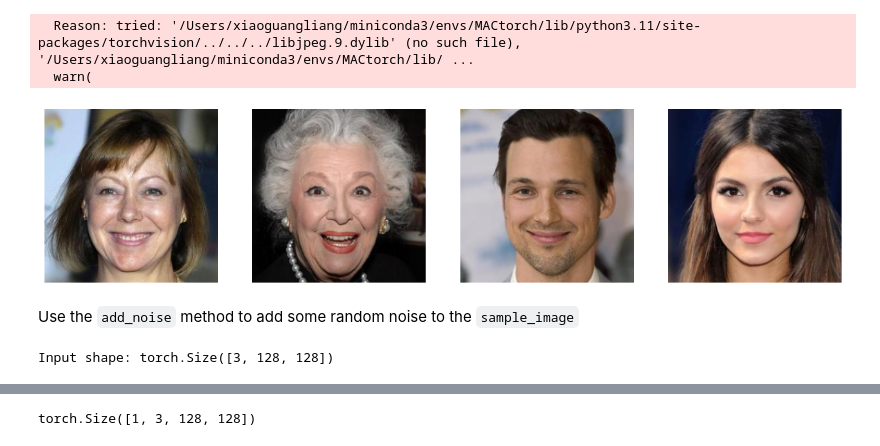
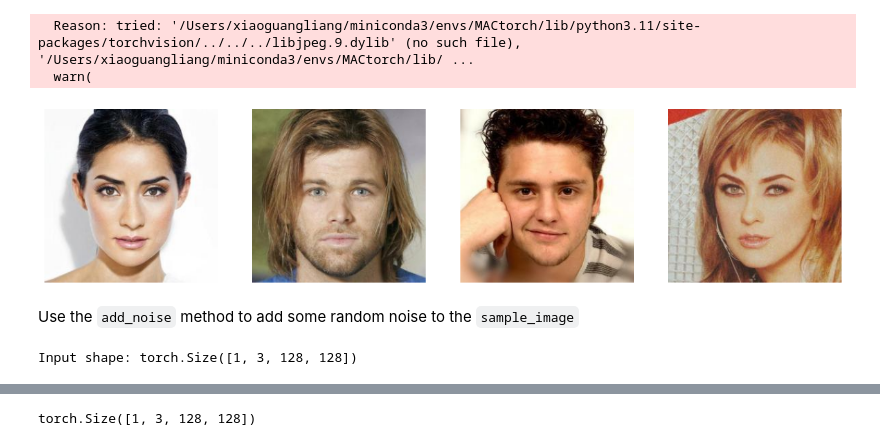
Before and after one commit to frankcholula/faice, a Jupyter notebook: codes/data_exploration/visualize_data.ipynb, the cells around one changed output, grey strips where cells are left out. Drawn from its saved outputs; the diff is of its cells as text; code cells hidden in the pictures.

Commit message:
Feat: change the function for image preprocessing

```diff
--- a/codes/data_exploration/visualize_data.ipynb
+++ b/codes/data_exploration/visualize_data.ipynb
@@ -1,20 +1,20 @@
 # %%
 import os
 os.chdir('../../')
 from codes.data_exploration.preprocess_data import *
 
 data_path = BASE_DIR + "/data/celeba_hq_256/"
-dataset = get_data(data_path, do_trans=False)
+dataset = get_data(data_path, False)
 inspect_data(dataset)
 # %% [output]
   Reason: tried: '/Users/xiaoguangliang/miniconda3/envs/MACtorch/lib/python3.11/site-packages/torchvision/../../../libjpeg.9.dylib' (no such file), '/Users/xiaoguangliang/miniconda3/envs/MACtorch/lib/ ...
   warn(
-[figure, old version]
+[figure, new version]
 # %% [markdown]
 Use the `add_noise` method to add some random noise to the `sample_image`
 # %%
 dataset = get_data(data_path)
-sample_image = dataset[0]
+sample_image = dataset[0]["images"].unsqueeze(0)
 print("Input shape:", sample_image.shape)
 # %% [output]
-Input shape: torch.Size([3, 128, 128])
+Input shape: torch.Size([1, 3, 128, 128])
```
Also changed, not shown: parts of 2 cells of this notebook, 4 other files.
